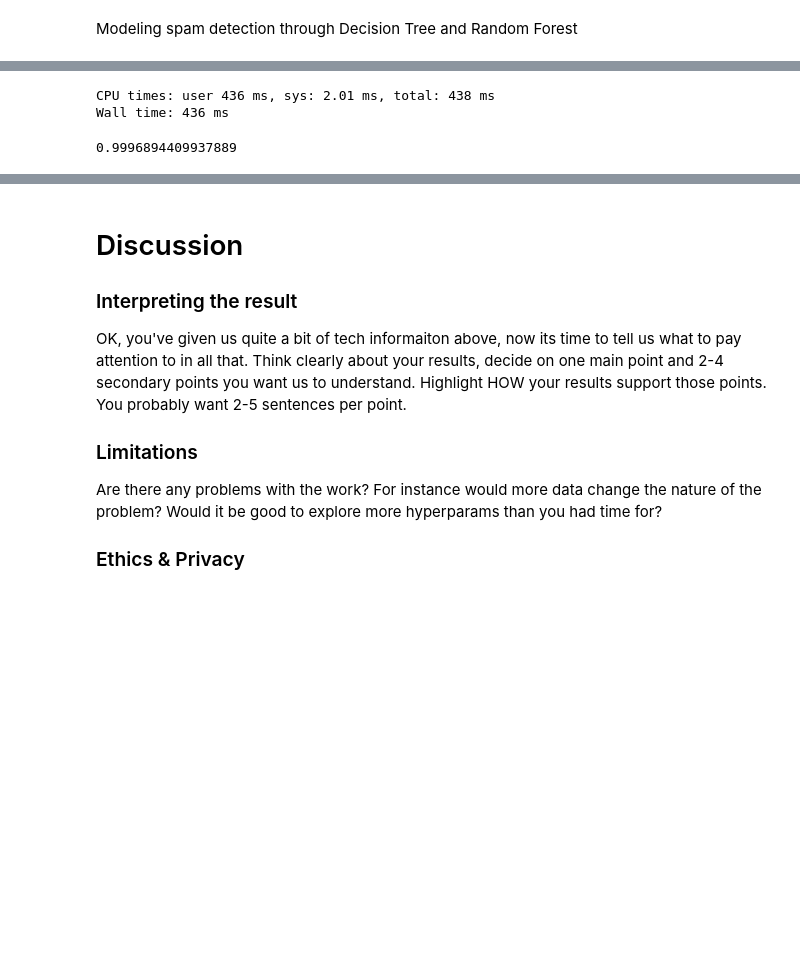
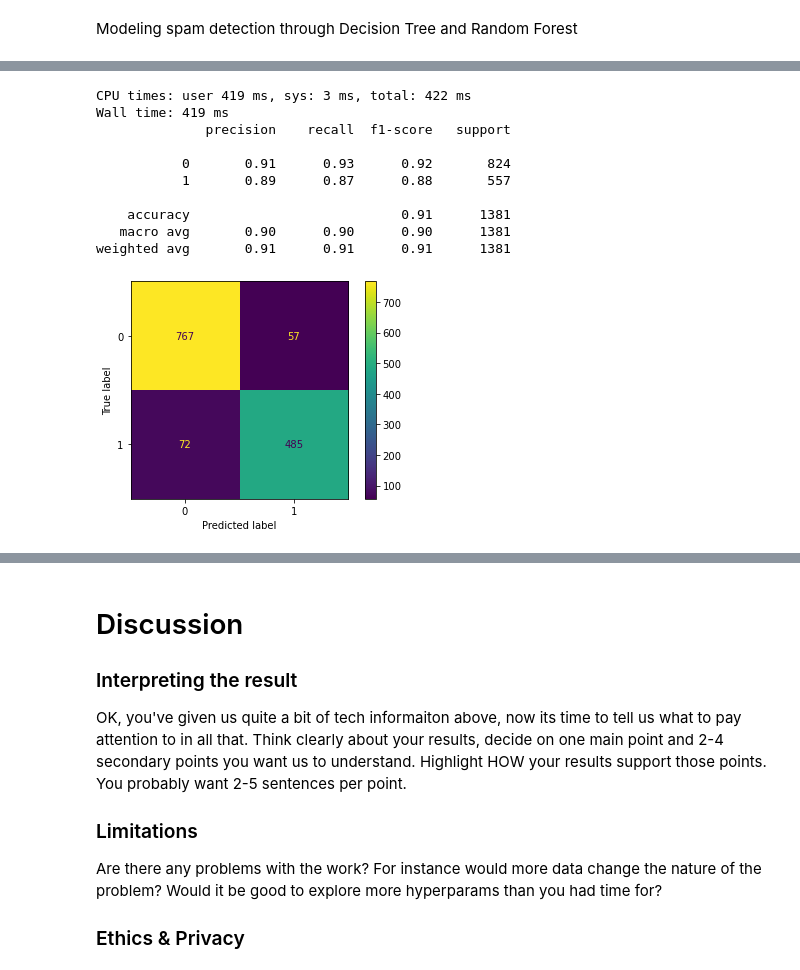
Before and after one commit to COGS118A/Group035-SP23, a Jupyter notebook: FinalProject_Group035-SP23.ipynb, the cells around one changed output, grey strips where cells are left out. Saved outputs shown, nothing was run; the diff lists cells and outputs as text; code cells hidden in the pictures; blank space fills up the shorter version.

```diff
--- a/FinalProject_Group035-SP23.ipynb
+++ b/FinalProject_Group035-SP23.ipynb
@@ -178,13 +217,27 @@ Wall time: 578 ms
 # %%
 # Boosting - Ada Boost
 adb = AdaBoostClassifier(DecisionTreeClassifier(), n_estimators = 5, learning_rate = 1)
 %time adb.fit(X_train, y_train)
 adb.score(X_test, y_test)
 adb.score(X_train, y_train)
+
+
+
+yhat = adb.predict(X_test)
+print(classification_report(y_test, yhat))
+ConfusionMatrixDisplay.from_predictions(y_test, yhat);
 # %% [output]
-CPU times: user 436 ms, sys: 2.01 ms, total: 438 ms
-Wall time: 436 ms
+CPU times: user 419 ms, sys: 3 ms, total: 422 ms
+Wall time: 419 ms
+              precision    recall  f1-score   support
+
+           0       0.91      0.93      0.92       824
+           1       0.89      0.87      0.88       557
+
+    accuracy                           0.91      1381
+   macro avg       0.90      0.90      0.90      1381
+weighted avg       0.91      0.91      0.91      1381
-0.9996894409937889
+[figure, added]
 # %%
 y_pred = adb.predict(X_test)
 print("ACCURACY OF THE MODEL: ", metrics.accuracy_score(y_test, y_pred))
```
Also changed, not shown: parts of 6 cells of this notebook.
